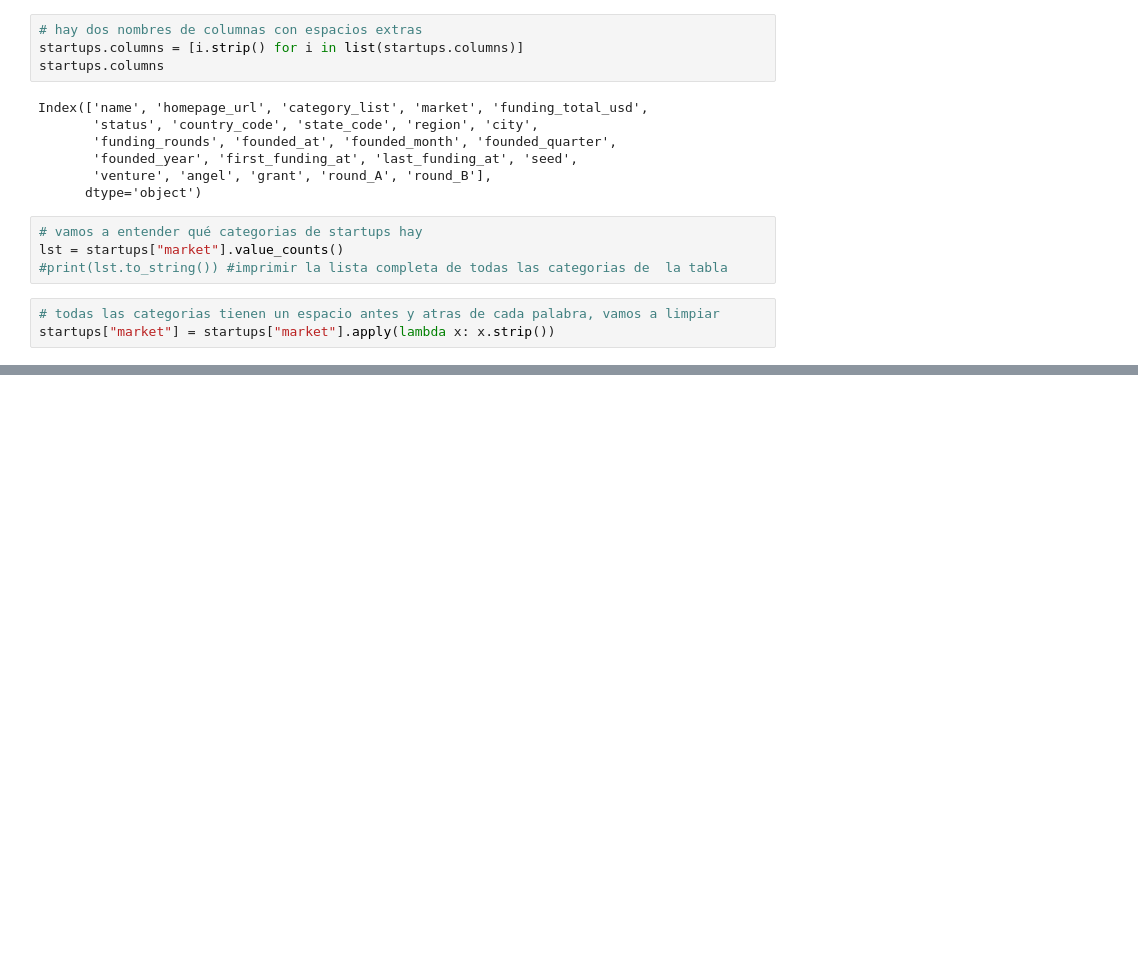
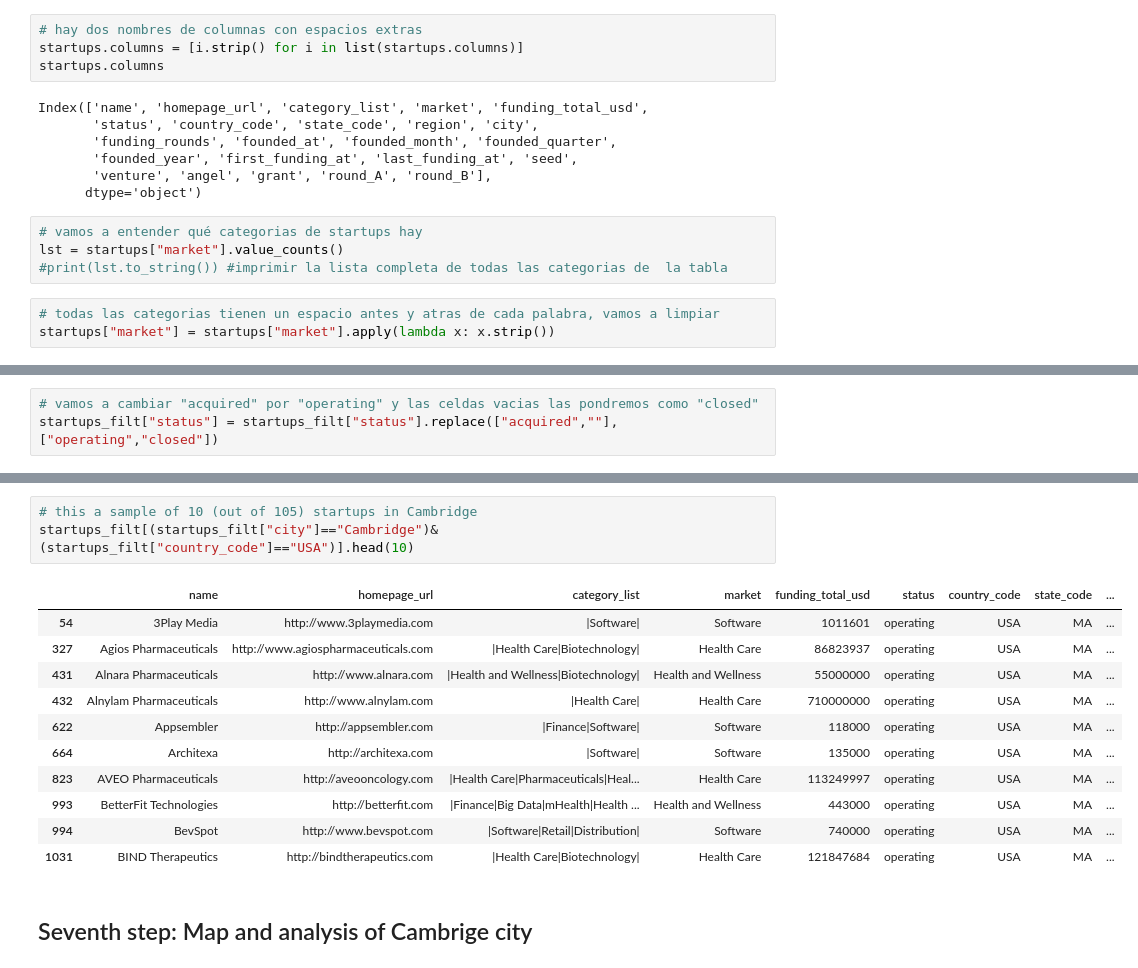
Before and after one commit to smunozan/datamex_082020, a Jupyter notebook: module-2/python-bi-project/main.ipynb, the cells around one changed output, grey strips where cells are left out. Saved outputs shown, nothing was run; the diff lists cells and outputs as text; blank space fills up the shorter version.

```diff
--- a/module-2/python-bi-project/main.ipynb
+++ b/module-2/python-bi-project/main.ipynb
@@ -124,0 +428,3 @@ startups_filt[(startups_filt["market"]=="Apps")&(startups_filt["city"]=="Dubai")
+# %%
+# vamos a cambiar "acquired" por "operating" y las celdas vacias las pondremos como "closed"
+startups_filt["status"] = startups_filt["status"].replace(["acquired",""],["operating","closed"])
@@ -124,0 +599,17 @@ startups_filt[(startups_filt["market"]=="Apps")&(startups_filt["city"]=="Dubai")
+# %%
+# this a sample of 10 (out of 105) startups in Cambridge
+startups_filt[(startups_filt["city"]=="Cambridge")&(startups_filt["country_code"]=="USA")].head(10)
+# %% [output]
+|  | name | homepage_url | category_list | market | funding_total_usd | status | country_code | state_code | ... |
+| 54 | 3Play Media | http://www.3playmedia.com | |Software| | Software | 1011601 | operating | USA | MA | ... |
+| 327 | Agios Pharmaceuticals | http://www.agiospharmaceuticals.com | |Health Care|Biotechnology| | Health Care | 86823937 | operating | USA | MA | ... |
+| 431 | Alnara Pharmaceuticals | http://www.alnara.com | |Health and Wellness|Biotechnology| | Health and Wellness | 55000000 | operating | USA | MA | ... |
+| 432 | Alnylam Pharmaceuticals | http://www.alnylam.com | |Health Care| | Health Care | 710000000 | operating | USA | MA | ... |
+| 622 | Appsembler | http://appsembler.com | |Finance|Software| | Software | 118000 | operating | USA | MA | ... |
+| 664 | Architexa | http://architexa.com | |Software| | Software | 135000 | operating | USA | MA | ... |
+| 823 | AVEO Pharmaceuticals | http://aveooncology.com | |Health Care|Pharmaceuticals|Heal... | Health Care | 113249997 | operating | USA | MA | ... |
+| 993 | BetterFit Technologies | http://betterfit.com | |Finance|Big Data|mHealth|Health ... | Health and Wellness | 443000 | operating | USA | MA | ... |
+| 994 | BevSpot | http://www.bevspot.com | |Software|Retail|Distribution| | Software | 740000 | operating | USA | MA | ... |
+| 1031 | BIND Therapeutics | http://bindtherapeutics.com | |Health Care|Biotechnology| | Health Care | 121847684 | operating | USA | MA | ... |
+# %% [markdown]
+## Seventh step: Map and analysis of Cambrige city
```
Also changed, not shown: parts of 92 cells of this notebook, 5 other files.
